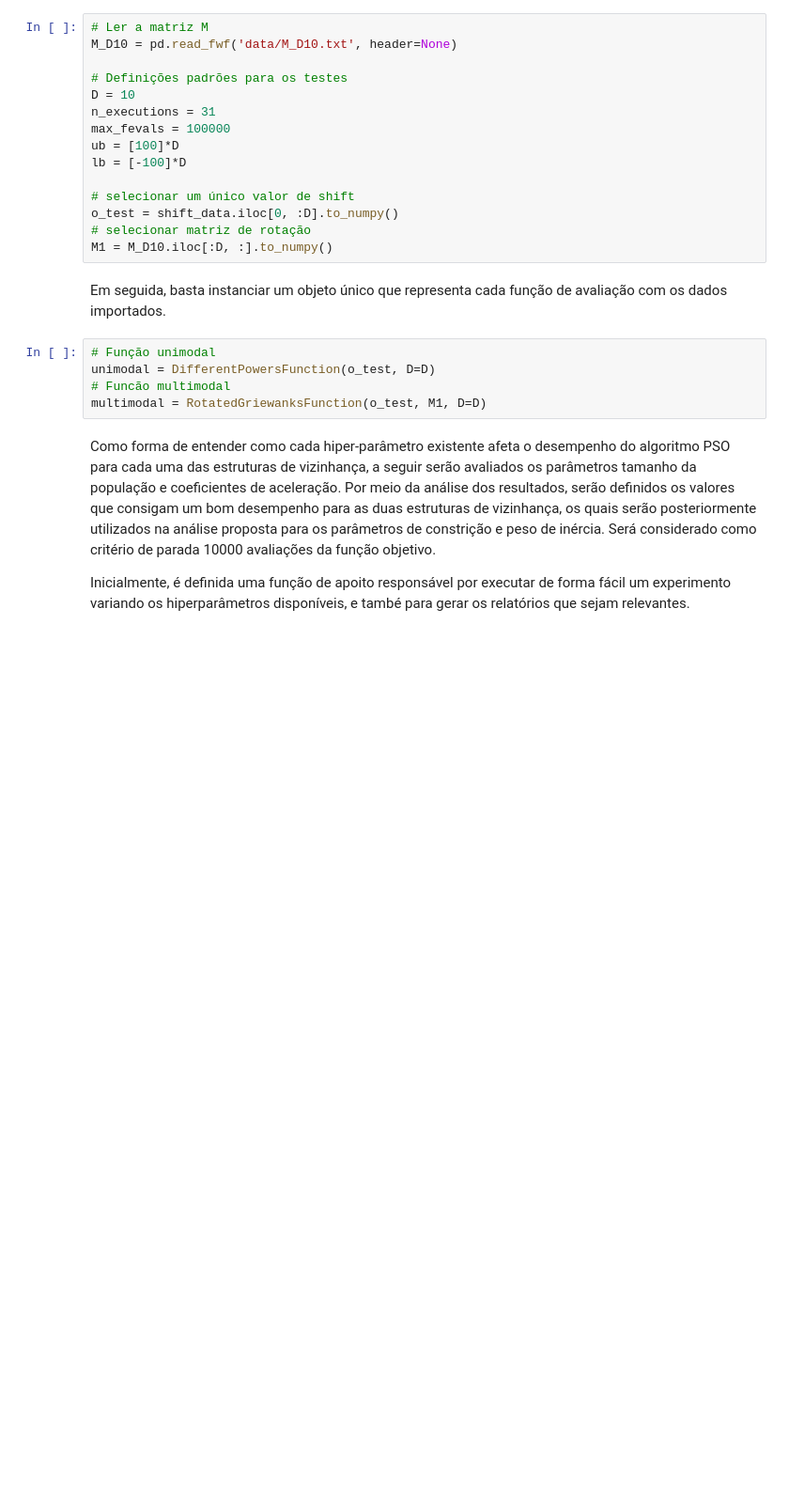
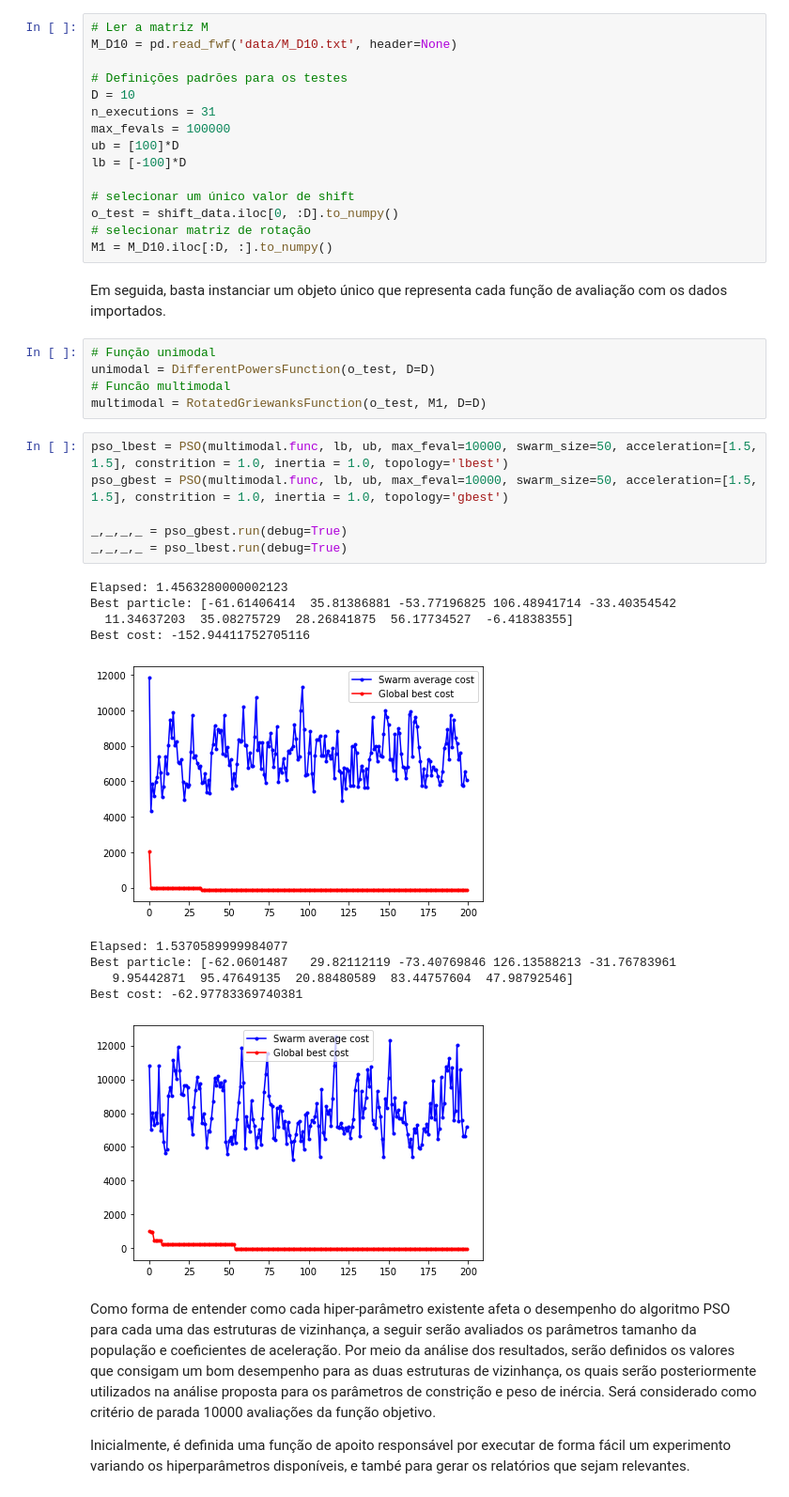
Before and after one commit to vicrsp/ce-ppgee, a Jupyter notebook: src/notebooks/tp2_pso.ipynb, the cells around one changed output. Shown at 94% size. Cells and saved outputs as stored; diff of their text form; blank space fills up the shorter version.

```diff
--- a/src/notebooks/tp2_pso.ipynb
+++ b/src/notebooks/tp2_pso.ipynb
@@ -339,6 +312,23 @@ Em seguida, basta instanciar um objeto único que representa cada função de av
 unimodal = DifferentPowersFunction(o_test, D=D)
 # Funcão multimodal
 multimodal = RotatedGriewanksFunction(o_test, M1, D=D)
+# %%
+pso_lbest = PSO(multimodal.func, lb, ub, max_feval=10000, swarm_size=50, acceleration=[1.5, 1.5], constrition = 1.0, inertia = 1.0, topology='lbest')
+pso_gbest = PSO(multimodal.func, lb, ub, max_feval=10000, swarm_size=50, acceleration=[1.5, 1.5], constrition = 1.0, inertia = 1.0, topology='gbest')
+
+_,_,_,_ = pso_gbest.run(debug=True)
+_,_,_,_ = pso_lbest.run(debug=True)
+# %% [output]
+Elapsed: 1.4563280000002123
+Best particle: [-61.61406414  35.81386881 -53.77196825 106.48941714 -33.40354542
+  11.34637203  35.08275729  28.26841875  56.17734527  -6.41838355]
+Best cost: -152.94411752705116
+[figure, added]
+Elapsed: 1.5370589999984077
+Best particle: [-62.0601487   29.82112119 -73.40769846 126.13588213 -31.76783961
+   9.95442871  95.47649135  20.88480589  83.44757604  47.98792546]
+Best cost: -62.97783369740381
+[figure, added]
 # %% [markdown]
 Como forma de entender como cada hiper-parâmetro existente afeta o desempenho do algoritmo PSO para cada uma das estruturas de vizinhança, a seguir serão avaliados os parâmetros tamanho da população e coeficientes de aceleração. Por meio da análise dos resultados, serão definidos os valores que consigam um bom desempenho para as duas estruturas de vizinhança, os quais serão posteriormente utilizados na análise proposta para os parâmetros de constrição e peso de inércia. Será considerado como critério de parada 10000 avaliações da função objetivo.
 
```
Also changed, not shown: parts of 7 cells of this notebook, 2 other files.
